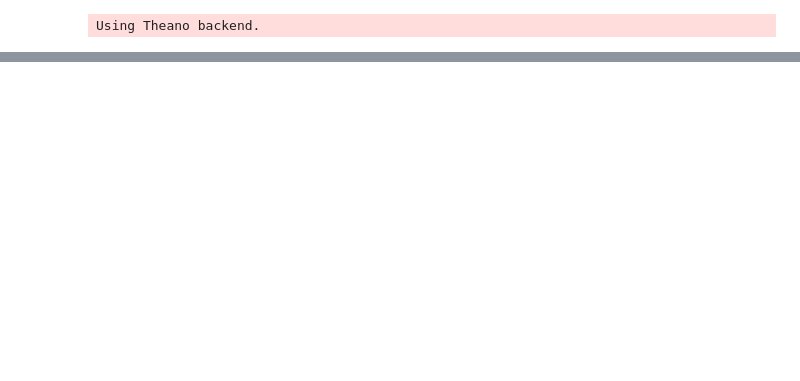
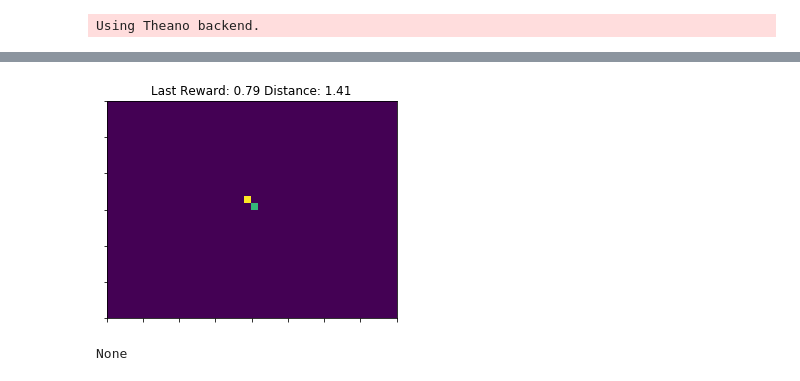
Before and after one commit to tab0r/Neural.Swarms, a Jupyter notebook: NaviGame/Hybrid Model Training.ipynb, the cells around one changed output, grey strips where cells are left out. Drawn from its saved outputs; the diff is of its cells as text; code cells hidden in the pictures; blank space fills up the shorter version.

```diff
--- a/NaviGame/Hybrid Model Training.ipynb
+++ b/NaviGame/Hybrid Model Training.ipynb
@@ -111,3 +111,6 @@ pl.show()
 # %%
-animate_game(training_game, n = 20, save = False)
+animate_game(training_game, n = 100, save = True)
+# %% [output]
+[figure, added]
+None
 # %%
```
Also changed, not shown: parts of 8 cells of this notebook, 35 other files.
